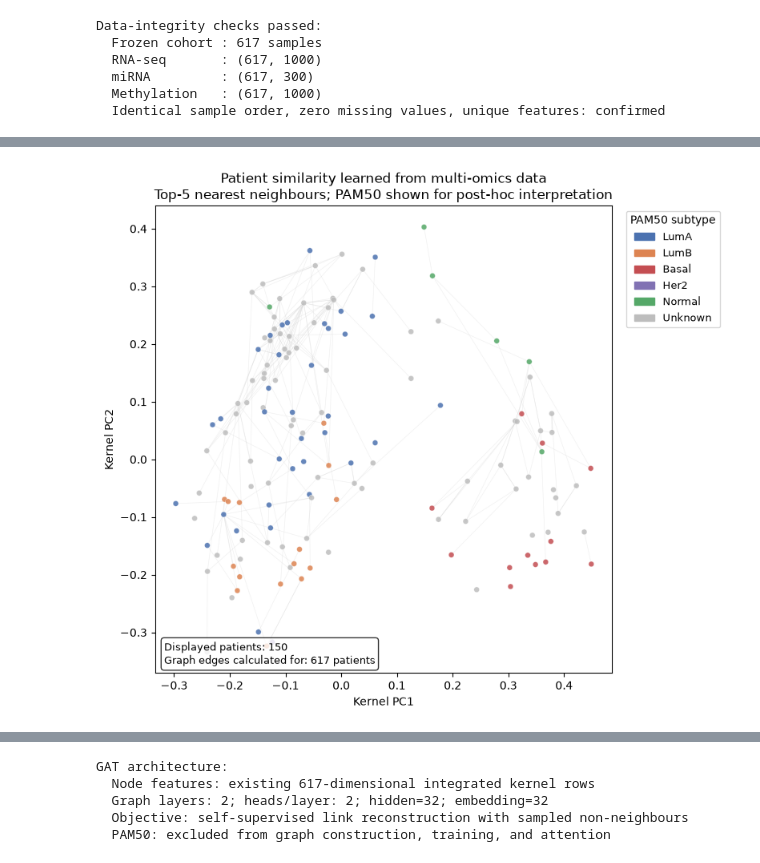
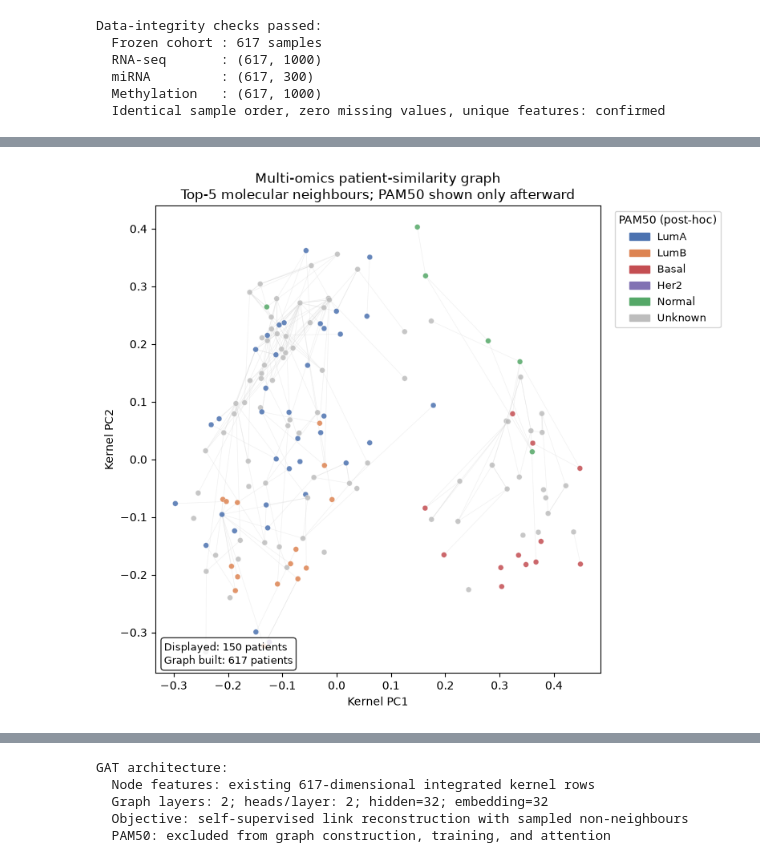
Before and after one commit to abhijnarc/AI-Driven-MultiOmics-Workshop, a Jupyter notebook: notebooks/04_patient_similarity_kernel.ipynb, the cells around one changed output, grey strips where cells are left out. Drawn from its saved outputs; the diff is of its cells as text; code cells hidden in the pictures.

```diff
--- a/notebooks/04_patient_similarity_kernel.ipynb
+++ b/notebooks/04_patient_similarity_kernel.ipynb
@@ -223,20 +97,0 @@ Each RBF kernel is already on a common diagonal scale ($K_{ii}=1$). We also repo
-# %%
-# Trace normalization puts each kernel on the same total self-similarity scale.
-normalized_kernels = {
-    name: kernel * (len(frozen_ids) / np.trace(kernel))
-    for name, kernel in kernels.items()
-}
-K_multi = sum(normalized_kernels.values()) / len(normalized_kernels)
-
-print(f"Integrated kernel shape: {K_multi.shape}")
-print(f"Integrated kernel range: [{K_multi.min():.4f}, {K_multi.max():.4f}]")
-print(f"Integrated diagonal range: [{np.diag(K_multi).min():.4f}, {np.diag(K_multi).max():.4f}]")
-
-fig, ax = plt.subplots(figsize=(5, 4))
-im = ax.imshow(K_multi, cmap="viridis", vmin=0, vmax=1, aspect="auto")
-ax.set_title("Integrated Multi-Omics Patient Similarity")
-ax.set_xlabel("Sample index"); ax.set_ylabel("Sample index")
-plt.colorbar(im, ax=ax, label="Similarity")
-plt.tight_layout()
-plt.savefig(FIGURE_DIR / "TCGA_BRCA_kernel_multiomics.png", dpi=150, bbox_inches="tight")
-plt.show()
@@ -362,52 +142,20 @@ For a compact visual intuition, we draw only the directed top-5 nearest-neighbou
 # %%
-# The similarity network is calculated using the complete cohort.
-# Only 150 patients are displayed to keep the visualization readable.
+kpca = KernelPCA(n_components=2, kernel="precomputed", random_state=SEED)
+embedding = kpca.fit_transform(K_multi)
+embedding_df = pd.DataFrame(embedding, index=frozen_ids, columns=["PC1", "PC2"])
+embedding_df.index.name = "sample_id"
+pam50 = cohort["PAM50_subtype"].reindex(frozen_ids).fillna("Unknown")
+colors = {"LumA": "#4C72B0", "LumB": "#DD8452", "Basal": "#C44E52", "Her2": "#8172B3", "Normal": "#55A868", "Unknown": "#BDBDBD"}
 subset_n = min(150, len(frozen_ids))
-subset_indices = np.arange(subset_n)
-
-# Construct the directed top-k graph for ALL 617 patients.
-knn_edges = []
-for i in range(len(frozen_ids)):
-    similarity = K_multi[i].copy()
-    similarity[i] = -np.inf
-    for j in np.argsort(similarity)[::-1][:K_NEIGHBORS]:
-        knn_edges.append((i, int(j), float(K_multi[i, j])))
-
 fig, ax = plt.subplots(figsize=(8, 7))
-# Display only edges whose endpoints are both in the first-150 plotting subset.
 for i, j, similarity in knn_edges:
     if i < subset_n and j < subset_n:
-        ax.plot([embedding[i, 0], embedding[j, 0]],
-                [embedding[i, 1], embedding[j, 1]],
-                color="lightgray", linewidth=0.45, alpha=0.35, zorder=1)
-
-node_colors = [colors.get(label, "#BDBDBD") for label in pam50.iloc[:subset_n]]
-ax.scatter(embedding[:subset_n, 0], embedding[:subset_n, 1],
-           c=node_colors, s=24, alpha=0.85, edgecolor="white",
-           linewidth=0.25, zorder=2)
-
-legend_handles = [
-    mpatches.Patch(color=colors[label], label=label)
-    for label in ["LumA", "LumB", "Basal", "Her2", "Normal", "Unknown"]
-    if (pam50.iloc[:subset_n] == label).any()
-]
-ax.legend(handles=legend_handles, title="PAM50 subtype",
-          bbox_to_anchor=(1.02, 1), loc="upper left", fontsize=9)
-ax.set_title("Patient similarity learned from multi-omics data\n"
-             "Top-5 nearest neighbours; PAM50 shown for post-hoc interpretation",
-             fontsize=12)
-ax.set_xlabel("Kernel PC1")
-ax.set_ylabel("Kernel PC2")
-ax.text(0.02, 0.02, f"Displayed patients: {subset_n}\n"
-                     f"Graph edges calculated for: {len(frozen_ids)} patients",
-        transform=ax.transAxes, fontsize=9,
-        bbox=dict(boxstyle="round,pad=0.3", fc="white", alpha=0.8))
-plt.tight_layout()
-plt.savefig(FIGURE_DIR / "TCGA_BRCA_patient_similarity_network.png",
-            dpi=150, bbox_inches="tight")
-plt.show()
-
-print(f"Full graph: {len(frozen_ids)} patients, {len(knn_edges)} directed edges")
-print(f"Displayed for visualization: {subset_n} patients")
+        ax.plot([embedding[i, 0], embedding[j, 0]], [embedding[i, 1], embedding[j, 1]], color="lightgray", linewidth=.45, alpha=.35, zorder=1)
+ax.scatter(embedding[:subset_n, 0], embedding[:subset_n, 1], c=[colors[label] for label in pam50.iloc[:subset_n]], s=24, alpha=.85, edgecolor="white", linewidth=.25, zorder=2)
+handles = [mpatches.Patch(color=colors[label], label=label) for label in colors if (pam50.iloc[:subset_n] == label).any()]
+ax.legend(handles=handles, title="PAM50 (post-hoc)", bbox_to_anchor=(1.02, 1), loc="upper left", fontsize=9)
+ax.set(title="Multi-omics patient-similarity graph\nTop-5 molecular neighbours; PAM50 shown only afterward", xlabel="Kernel PC1", ylabel="Kernel PC2")
+ax.text(.02, .02, f"Displayed: {subset_n} patients\nGraph built: {len(frozen_ids)} patients", transform=ax.transAxes, fontsize=9, bbox=dict(boxstyle="round,pad=.3", fc="white", alpha=.8))
+plt.tight_layout(); plt.savefig(FIGURE_DIR / "TCGA_BRCA_patient_similarity_network.png", dpi=150, bbox_inches="tight"); plt.show()
 # %% [output]
-[figure, old version]
+[figure, new version]
```
Also changed, not shown: parts of 45 cells of this notebook, 4 other files.
